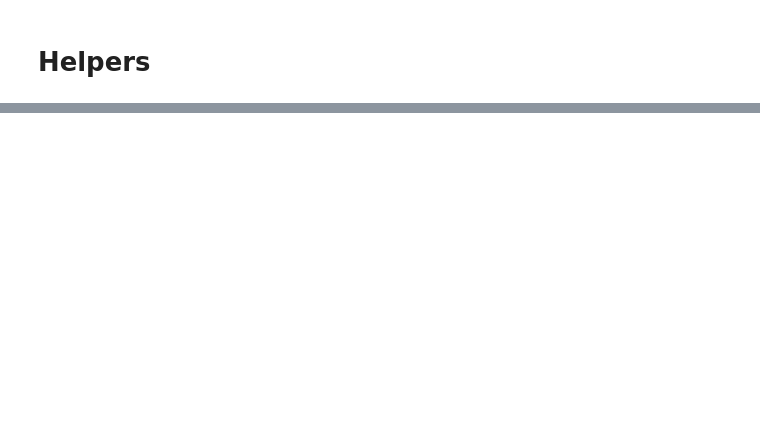
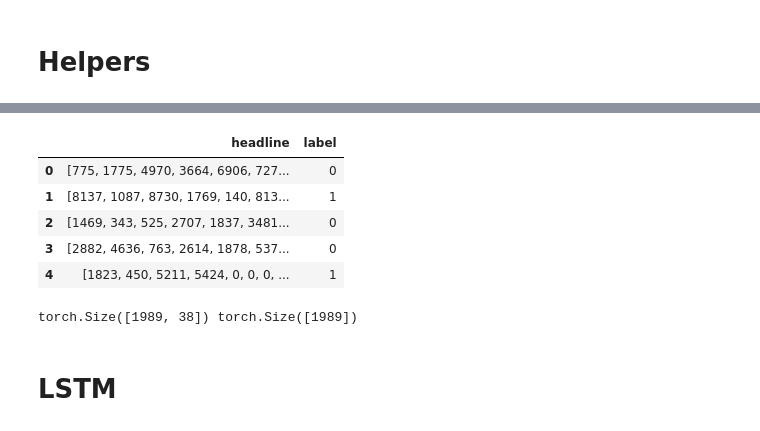
Before and after one commit to omier/NLP-final-project, a Jupyter notebook: NLP_Final_Project.ipynb, the cells around one changed output, grey strips where cells are left out. Drawn from its saved outputs; the diff is of its cells as text; code cells hidden in the pictures; blank space fills up the shorter version.

Commit message:
BERT experiments, start LSTM model
Co-Authored-By: Omer Zamir <zamir98@gmail.com>

```diff
--- a/NLP_Final_Project.ipynb
+++ b/NLP_Final_Project.ipynb
@@ -70,0 +131,7 @@ MAX_LEN = max_len
+# %%
+tokenized = df['headline'].apply((lambda x: tokenizer.encode(x, add_special_token=True)))
+max_len = 0
+for i in tokenized.values:
+    if len(i)>max_len:
+        max_len = len(i)
+print(max_len)
@@ -340,0 +385,18 @@ The `pad_to_max_length` argument is deprecated and will be removed in a future v
+# %%
+corpus = []
+
+for index, word_list in df["headline"].iteritems():
+  corpus.extend(word_list)
+
+vocab_to_int = {w:i+1 for i, w in enumerate(set(corpus))}
+# %%
+df.loc[:, 'headline'] = df['headline'].apply(lambda headline: [vocab_to_int[word] for word in headline] + [0]*(max_len - len(headline)))
+# %%
+df.head()
+# %% [output]
+|  | headline | label |
+| 0 | [775, 1775, 4970, 3664, 6906, 727... | 0 |
+| 1 | [8137, 1087, 8730, 1769, 140, 813... | 1 |
+| 2 | [1469, 343, 525, 2707, 1837, 3481... | 0 |
+| 3 | [2882, 4636, 763, 2614, 1878, 537... | 0 |
+| 4 | [1823, 450, 5211, 5424, 0, 0, 0, ... | 1 |
@@ -340,0 +407,4 @@ The `pad_to_max_length` argument is deprecated and will be removed in a future v
+# %%
+print(features.shape, labels.shape)
+# %% [output]
+torch.Size([1989, 38]) torch.Size([1989])
@@ -340,0 +418,2 @@ The `pad_to_max_length` argument is deprecated and will be removed in a future v
+# %% [markdown]
+# LSTM
```
Also changed, not shown: parts of 58 cells of this notebook.
